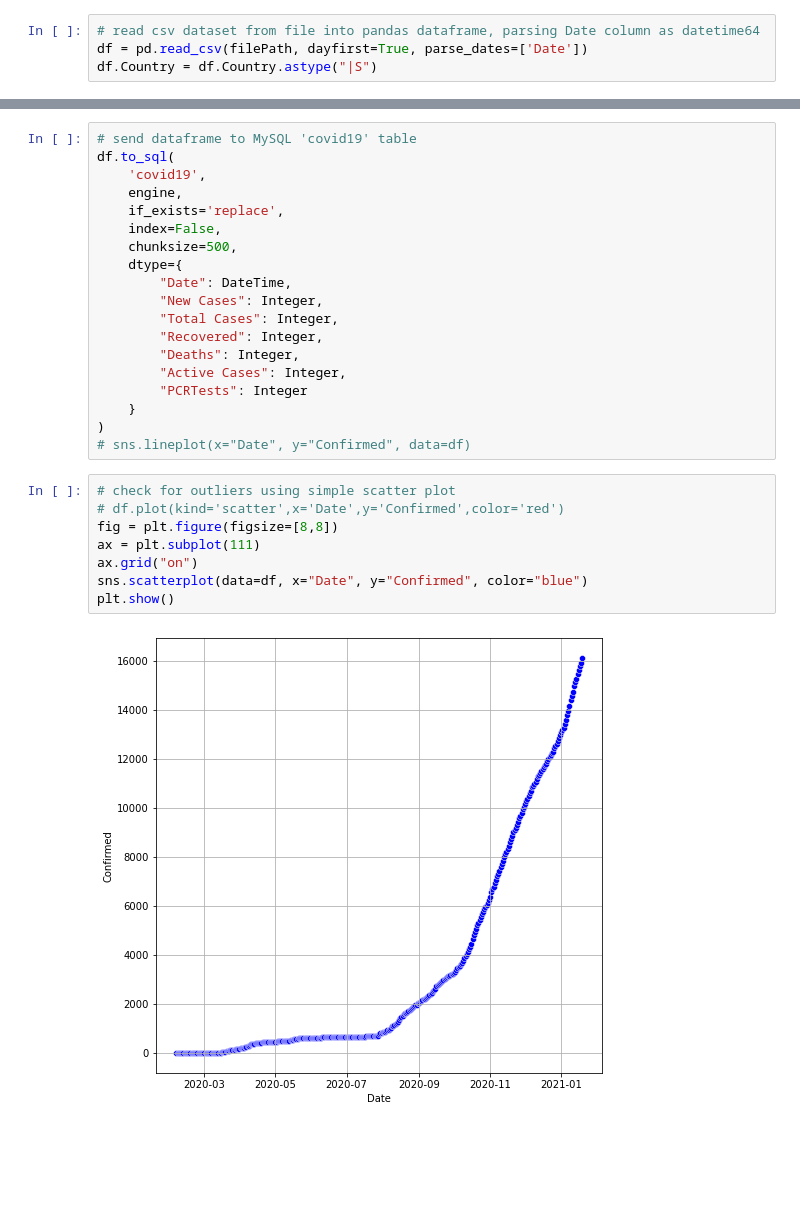
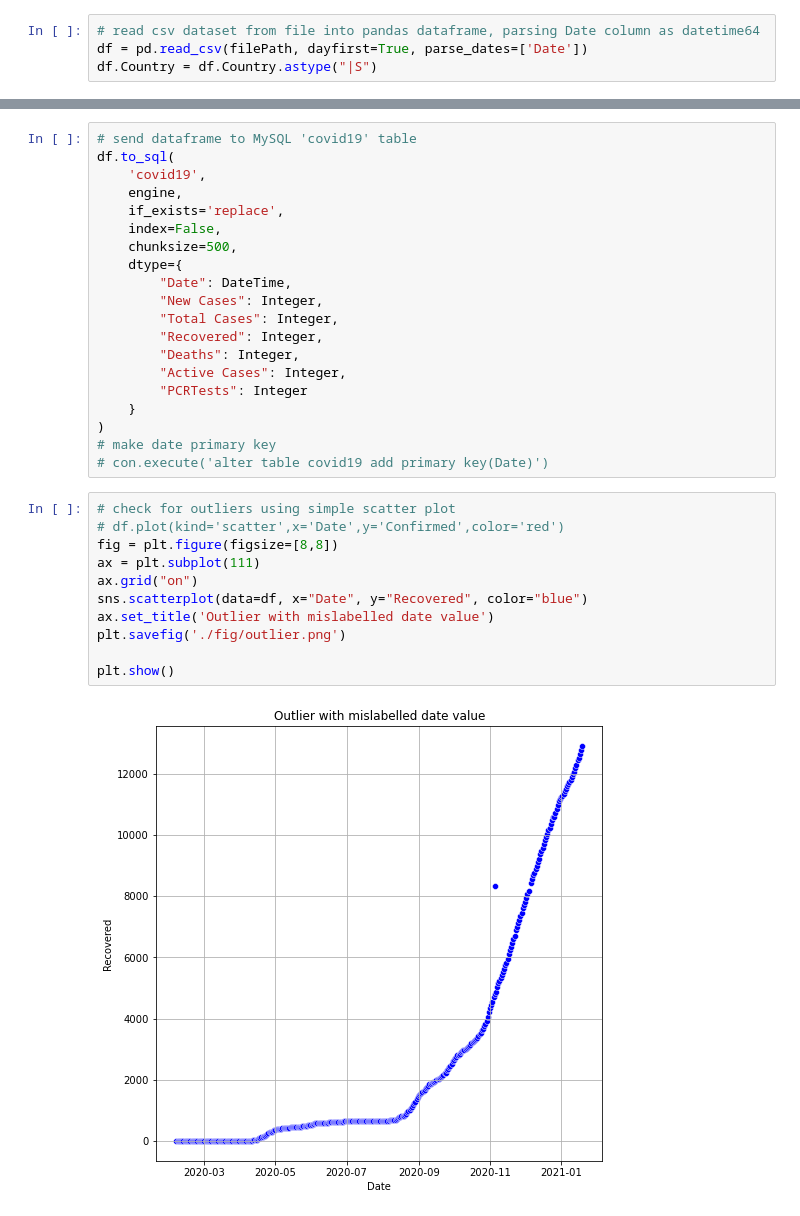
Before and after one commit to qjstuart/datascience, a Jupyter notebook: 1/task1.ipynb, the cells around one changed output, grey strips where cells are left out. Drawn from its saved outputs; the diff is of its cells as text; blank space fills up the shorter version.

Commit message:
Added titles to initial plots

```diff
--- a/1/task1.ipynb
+++ b/1/task1.ipynb
@@ -60,14 +70,18 @@ df.to_sql(
         "PCRTests": Integer
     }
 )
-# sns.lineplot(x="Date", y="Confirmed", data=df)
+# make date primary key
+# con.execute('alter table covid19 add primary key(Date)')
 # %%
 # check for outliers using simple scatter plot
 # df.plot(kind='scatter',x='Date',y='Confirmed',color='red')
 fig = plt.figure(figsize=[8,8])
 ax = plt.subplot(111)
 ax.grid("on")
-sns.scatterplot(data=df, x="Date", y="Confirmed", color="blue")
+sns.scatterplot(data=df, x="Date", y="Recovered", color="blue")
+ax.set_title('Outlier with mislabelled date value')
+plt.savefig('./fig/outlier.png')
+
 plt.show()
 # %% [output]
-[figure, old version]
+[figure, new version]
```
Also changed, not shown: parts of 3 cells of this notebook, 2 other files.
